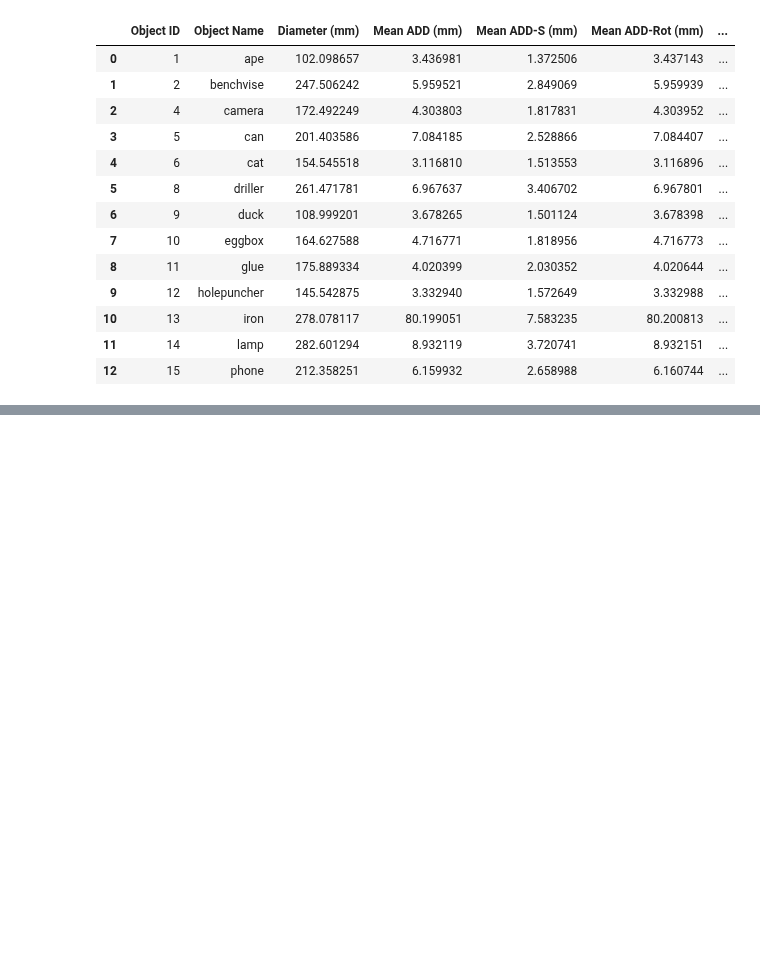
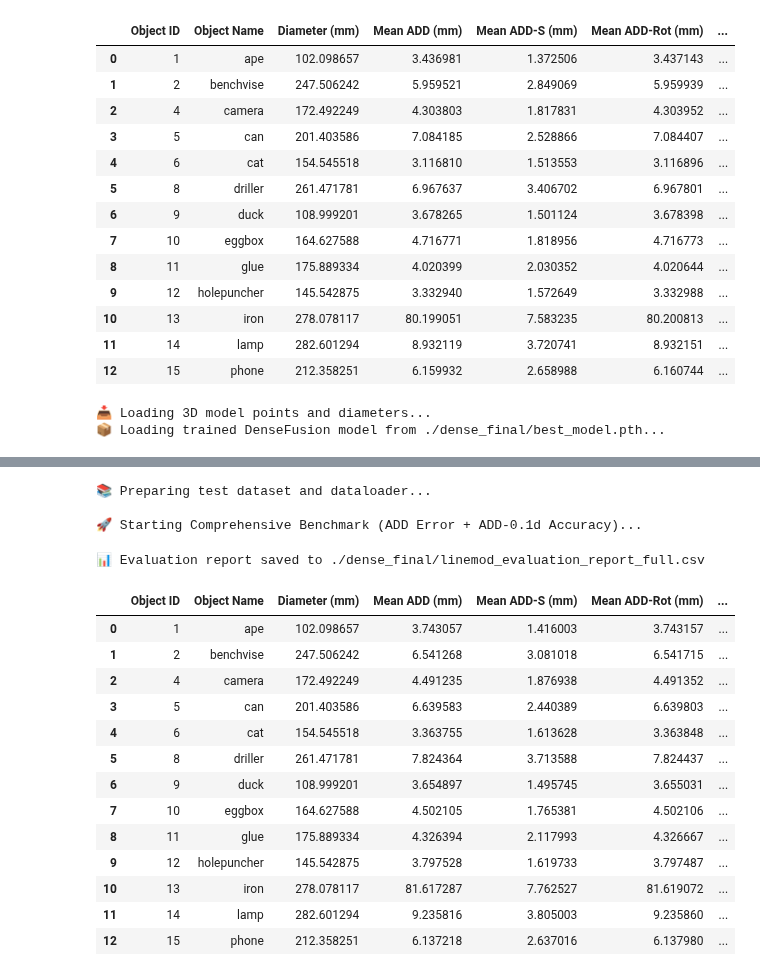
Before and after one commit to fraco03/6D_pose, a Jupyter notebook: notebooks/dense_fusion/pose_dense_fusion_training.ipynb, the cells around one changed output, grey strips where cells are left out. Saved outputs shown, nothing was run; the diff lists cells and outputs as text; code cells hidden in the pictures; blank space fills up the shorter version.

```diff
--- a/notebooks/dense_fusion/pose_dense_fusion_training.ipynb
+++ b/notebooks/dense_fusion/pose_dense_fusion_training.ipynb
@@ -579,3 +579,32 @@ evaluate_DENSEFUSION(
 | 10 | 13 | iron | 278.078117 | 80.199051 | 7.583235 | 80.200813 | ... |
 | 11 | 14 | lamp | 282.601294 | 8.932119 | 3.720741 | 8.932151 | ... |
 | 12 | 15 | phone | 212.358251 | 6.159932 | 2.658988 | 6.160744 | ... |
+# %%
+import importlib
+import src.dense_fusion.evaluate
+
+# 1. Ricarica forzatamente il file modificato
+importlib.reload(src.dense_fusion.evaluate)
+
+# 2. Ora importa la funzione aggiornata
+from src.dense_fusion.evaluate import evaluate_DENSEFUSION
+
+# MODEL_PATH = "/kaggle/working/DENSE_FUSION20251223_192627/best_model.pth"            # Path to the trained model
+# DATASET_ROOT = "/kaggle/input/line-mode/Linemod_preprocessed"  # Path to the Linemod dataset
+# OUTPUT_PATH = "/kaggle/working/linemod_evaluation_report.csv"  # Path to save the evaluation report
+
+MODEL_PATH = "./dense_final/best_model.pth"            # Path to the trained model
+DATASET_ROOT = "../../Linemod_preprocessed"  # Path to the Linemod dataset
+OUTPUT_PATH = "./dense_final/linemod_evaluation_report_full.csv"  # Path to save the evaluation report
+
+yolo_path = "../../YOLO_outputs"
+
+evaluate_DENSEFUSION(
+    model_path=MODEL_PATH,
+    dataset_root=DATASET_ROOT,
+    output_path=OUTPUT_PATH,
+    yolo_path=yolo_path
+)
+# %% [output]
+📥 Loading 3D model points and diameters...
+📦 Loading trained DenseFusion model from ./dense_final/best_model.pth...
@@ -581,0 +612,18 @@ evaluate_DENSEFUSION(
+📚 Preparing test dataset and dataloader...
+
+🚀 Starting Comprehensive Benchmark (ADD Error + ADD-0.1d Accuracy)...
+📊 Evaluation report saved to ./dense_final/linemod_evaluation_report_full.csv
+|  | Object ID | Object Name | Diameter (mm) | Mean ADD (mm) | Mean ADD-S (mm) | Mean ADD-Rot (mm) | ... |
+| 0 | 1 | ape | 102.098657 | 3.743057 | 1.416003 | 3.743157 | ... |
+| 1 | 2 | benchvise | 247.506242 | 6.541268 | 3.081018 | 6.541715 | ... |
+| 2 | 4 | camera | 172.492249 | 4.491235 | 1.876938 | 4.491352 | ... |
+| 3 | 5 | can | 201.403586 | 6.639583 | 2.440389 | 6.639803 | ... |
+| 4 | 6 | cat | 154.545518 | 3.363755 | 1.613628 | 3.363848 | ... |
+| 5 | 8 | driller | 261.471781 | 7.824364 | 3.713588 | 7.824437 | ... |
+| 6 | 9 | duck | 108.999201 | 3.654897 | 1.495745 | 3.655031 | ... |
+| 7 | 10 | eggbox | 164.627588 | 4.502105 | 1.765381 | 4.502106 | ... |
+| 8 | 11 | glue | 175.889334 | 4.326394 | 2.117993 | 4.326667 | ... |
+| 9 | 12 | holepuncher | 145.542875 | 3.797528 | 1.619733 | 3.797487 | ... |
+| 10 | 13 | iron | 278.078117 | 81.617287 | 7.762527 | 81.619072 | ... |
+| 11 | 14 | lamp | 282.601294 | 9.235816 | 3.805003 | 9.235860 | ... |
+| 12 | 15 | phone | 212.358251 | 6.137218 | 2.637016 | 6.137980 | ... |
```
Also changed, not shown: parts of 1 cell of this notebook, 21 other files.
